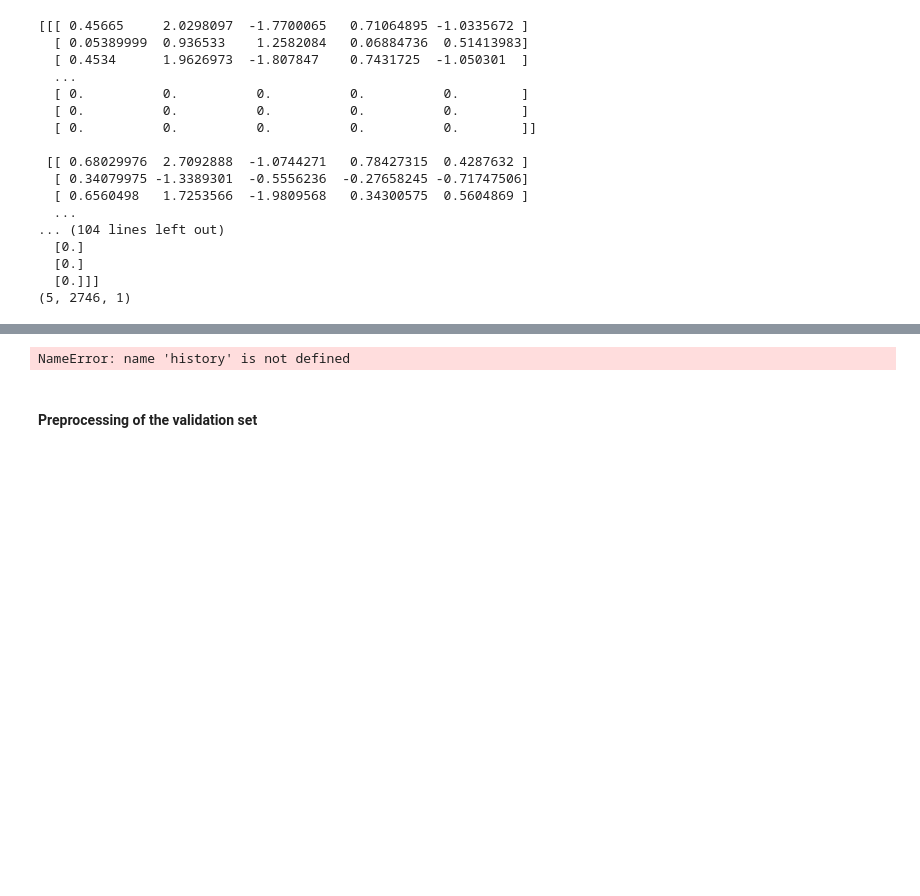
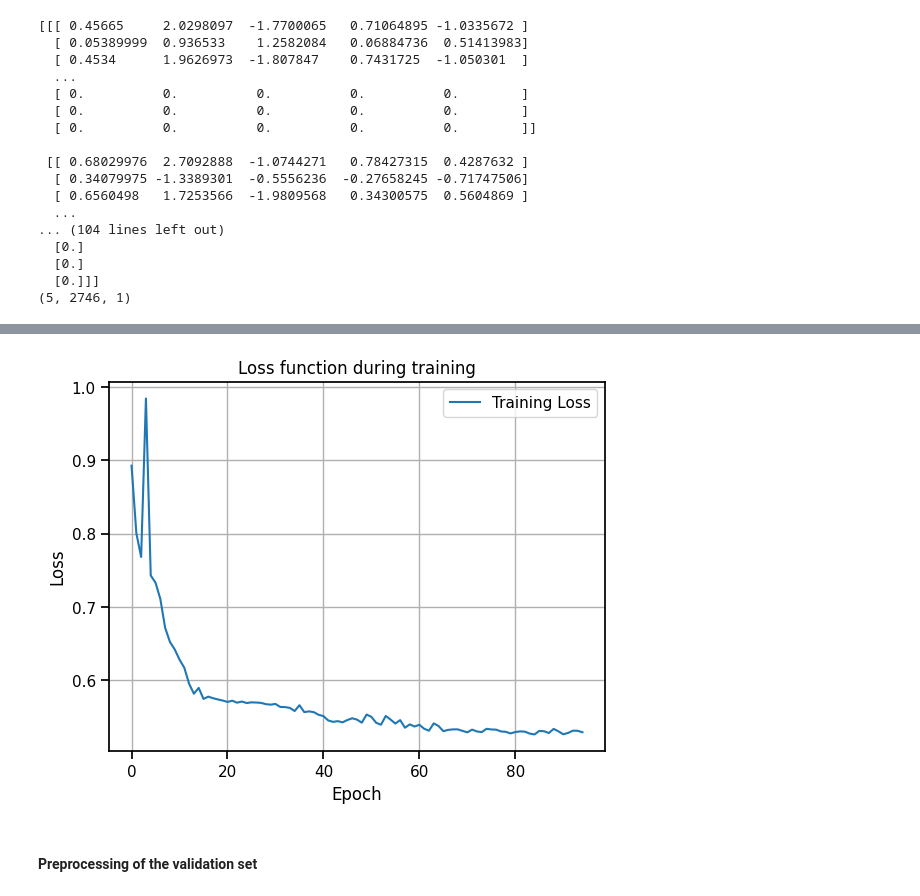
Before and after one commit to LouisBrusset/ITER-data-science-challenges, a Jupyter notebook: notebooks/MAST Plasma Current.ipynb, the cells around one changed output, grey strips where cells are left out. Drawn from its saved outputs; the diff is of its cells as text; code cells hidden in the pictures; blank space fills up the shorter version.

```diff
--- a/notebooks/MAST Plasma Current.ipynb
+++ b/notebooks/MAST Plasma Current.ipynb
@@ -1515,16 +1530,16 @@ KeyboardInterrupt:
 # %%
 # Plotting the loss over epoch
 
 plt.plot(history.history['loss'], label='Training Loss')
 
-plt.title('Courbe du loss pendant l\'entraînement')
+plt.title('Loss function during training')
 plt.xlabel('Epoch')
 plt.ylabel('Loss')
 plt.legend()
 plt.grid(True)
 plt.show()
 # %% [output]
-NameError: name 'history' is not defined
+[figure, added]
 # %% [markdown]
 #### Preprocessing of the validation set
 # %%
```
Also changed, not shown: parts of 11 cells of this notebook, 1 other file.
